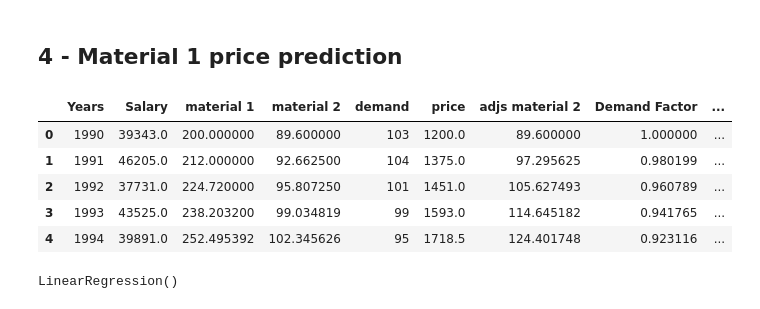
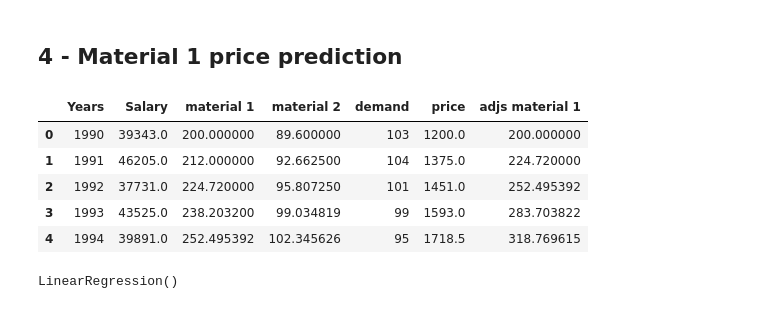
Before and after one commit to hesam-ghamary/eqmo-pr, a Jupyter notebook: eqmo.ipynb, the cells around one changed output. Saved outputs shown, nothing was run; the diff lists cells and outputs as text; code cells hidden in the pictures.

```diff
--- a/eqmo.ipynb
+++ b/eqmo.ipynb
@@ -142,16 +143,17 @@ r2_score
 ## 4 - Material 1 price prediction
 # %%
 i_f = 0.01 + 0.05
+start_year = 1990
 
 material1_p = df['material 1'].tolist()
-df['adjs Material 1'] = df.apply(lambda row: aux_factors.pf(row['material 1'], aux_factors.single_payment_compund_amount_factor(i_f, row['Years'], start_year)) , axis=1)
+df['adjs material 1'] = df.apply(lambda row: aux_factors.pf(row['material 1'], aux_factors.single_payment_compund_amount_factor(i_f, row['Years'], start_year)) , axis=1)
 df.head()
 # %% [output]
-|  | Years | Salary | material 1 | material 2 | demand | price | adjs material 2 | Demand Factor | ... |
-| 0 | 1990 | 39343.0 | 200.000000 | 89.600000 | 103 | 1200.0 | 89.600000 | 1.000000 | ... |
-| 1 | 1991 | 46205.0 | 212.000000 | 92.662500 | 104 | 1375.0 | 97.295625 | 0.980199 | ... |
-| 2 | 1992 | 37731.0 | 224.720000 | 95.807250 | 101 | 1451.0 | 105.627493 | 0.960789 | ... |
-| 3 | 1993 | 43525.0 | 238.203200 | 99.034819 | 99 | 1593.0 | 114.645182 | 0.941765 | ... |
-| 4 | 1994 | 39891.0 | 252.495392 | 102.345626 | 95 | 1718.5 | 124.401748 | 0.923116 | ... |
+|  | Years | Salary | material 1 | material 2 | demand | price | adjs material 1 |
+| 0 | 1990 | 39343.0 | 200.000000 | 89.600000 | 103 | 1200.0 | 200.000000 |
+| 1 | 1991 | 46205.0 | 212.000000 | 92.662500 | 104 | 1375.0 | 224.720000 |
+| 2 | 1992 | 37731.0 | 224.720000 | 95.807250 | 101 | 1451.0 | 252.495392 |
+| 3 | 1993 | 43525.0 | 238.203200 | 99.034819 | 99 | 1593.0 | 283.703822 |
+| 4 | 1994 | 39891.0 | 252.495392 | 102.345626 | 95 | 1718.5 | 318.769615 |
 # %%
 X_m1 = df[['Years']].values
```
Also changed, not shown: parts of 27 cells of this notebook, 2 other files.
